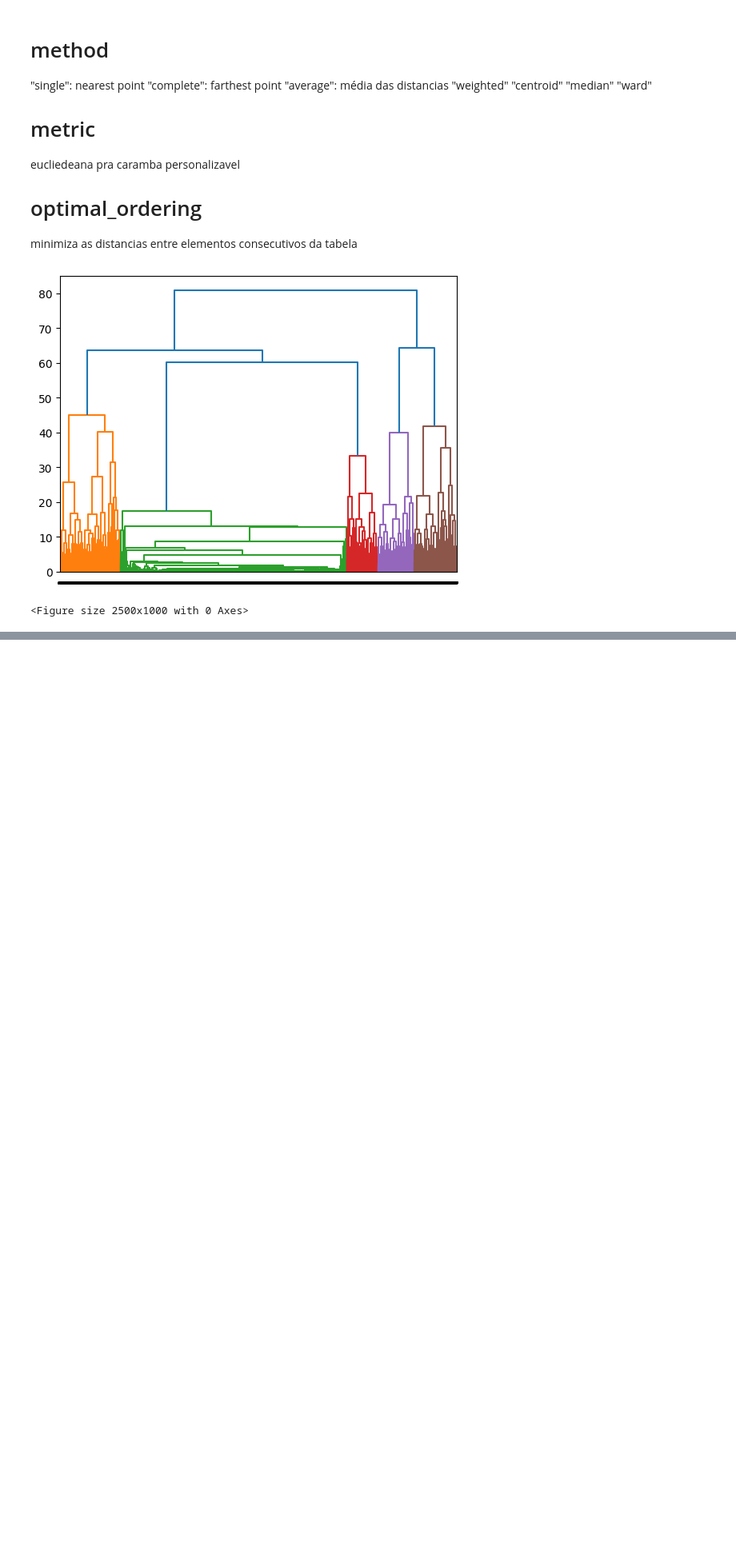
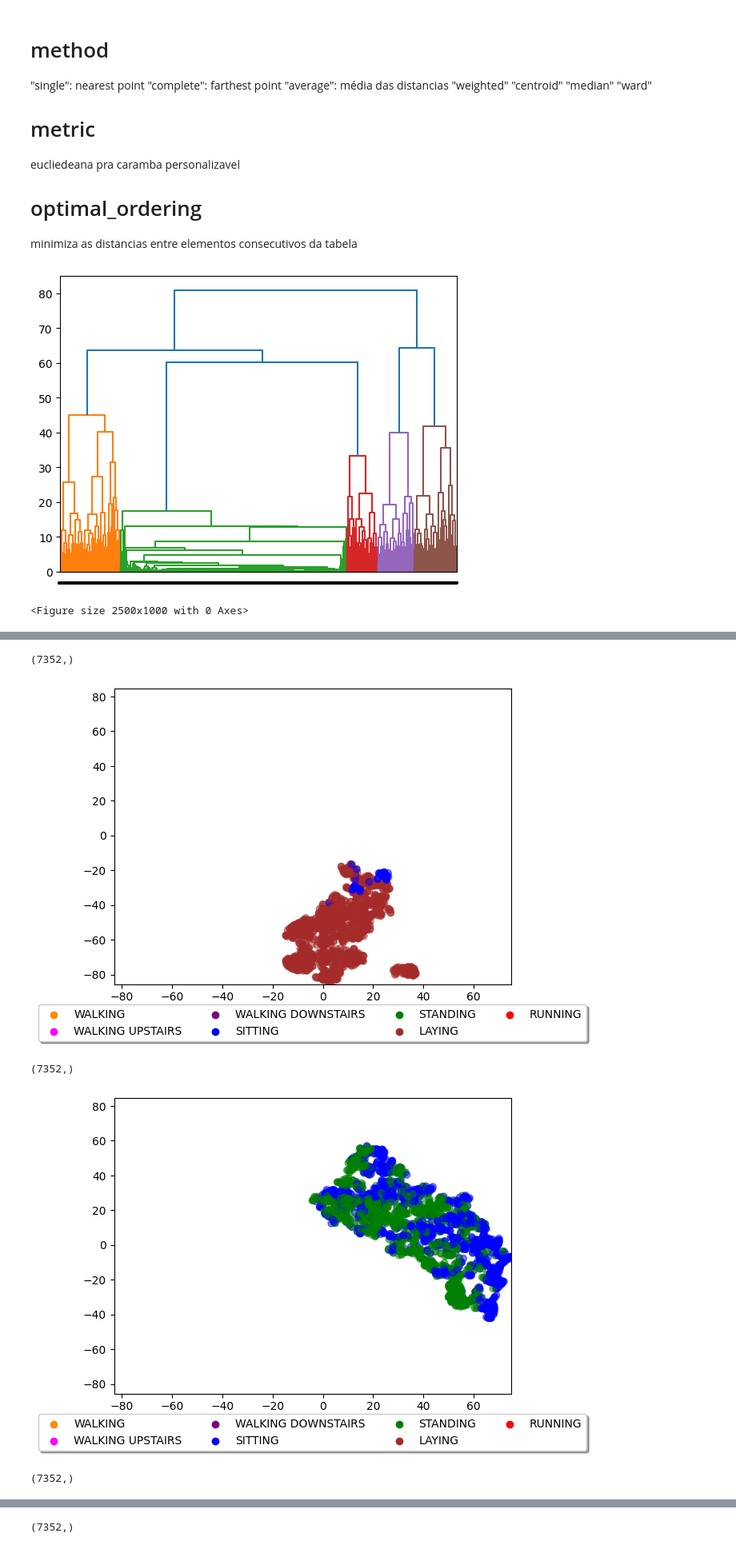
Before and after one commit to salocinrevenge/EpisodeTracker, a Jupyter notebook: code/hierAR.ipynb, the cells around one changed output, grey strips where cells are left out. Shown at 80% size. Drawn from its saved outputs; the diff is of its cells as text; code cells hidden in the pictures; blank space fills up the shorter version.

```diff
--- a/code/hierAR.ipynb
+++ b/code/hierAR.ipynb
@@ -191,10 +232,16 @@ plt.show()
 # %%
 # printa os grupos com o corte em 4 grupos
 from scipy.cluster.hierarchy import fcluster
 clusters = fcluster(Z_latent, 4, criterion='maxclust')
 # obtem os indices dos grupos
 for i in range(len(np.unique(clusters))):
-    group = np.where(clusters == i)[0]
-    plotar_grupo(group, X_embedded, train.Y)
+    group = np.where(clusters == (i+1))[0]
+    plotar_grupo(group, X_embedded_latent, train.Y)
 
 plotar_completo(X_embedded_latent, train.Y)
+# %% [output]
+(7352,)
+[figure, added]
+(7352,)
+[figure, added]
+(7352,)
@@ -200,0 +249 @@ plotar_completo(X_embedded_latent, train.Y)
+(7352,)
```
Also changed, not shown: parts of 11 cells of this notebook.
